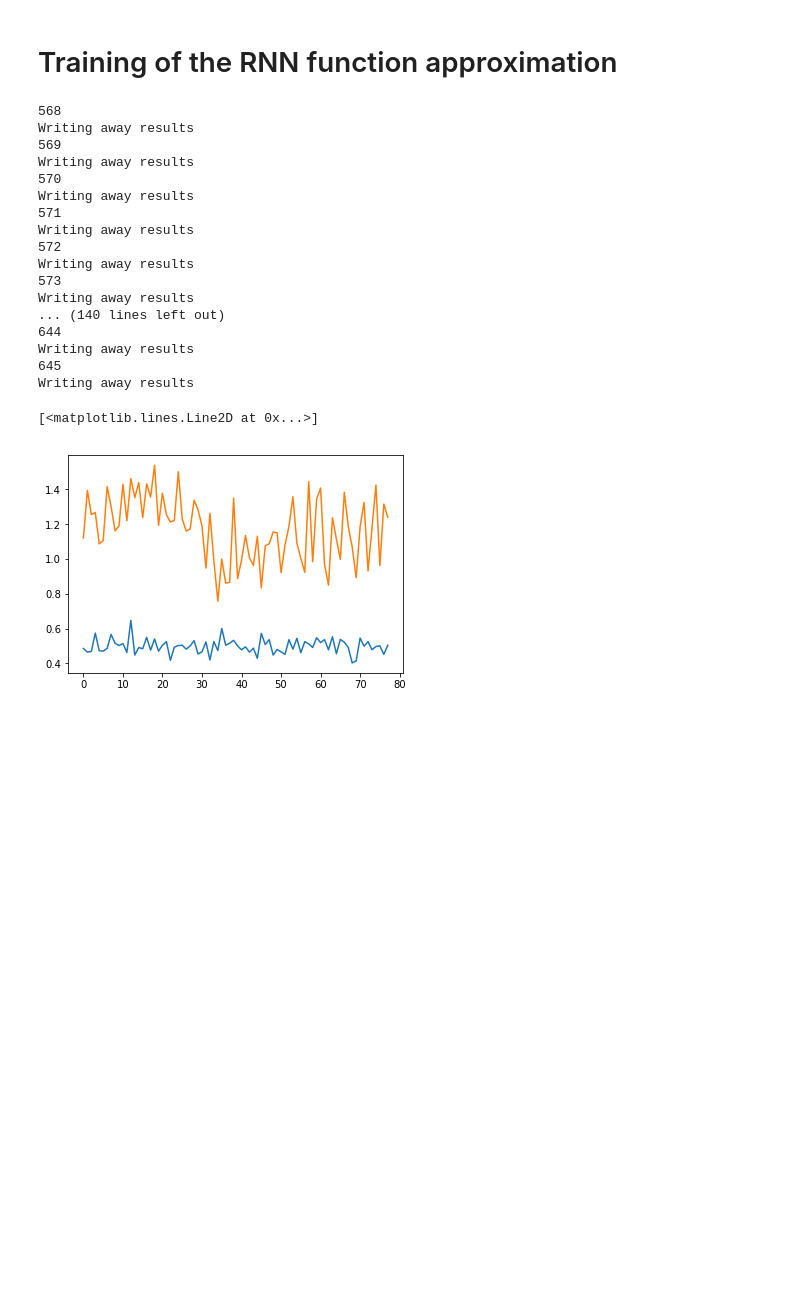
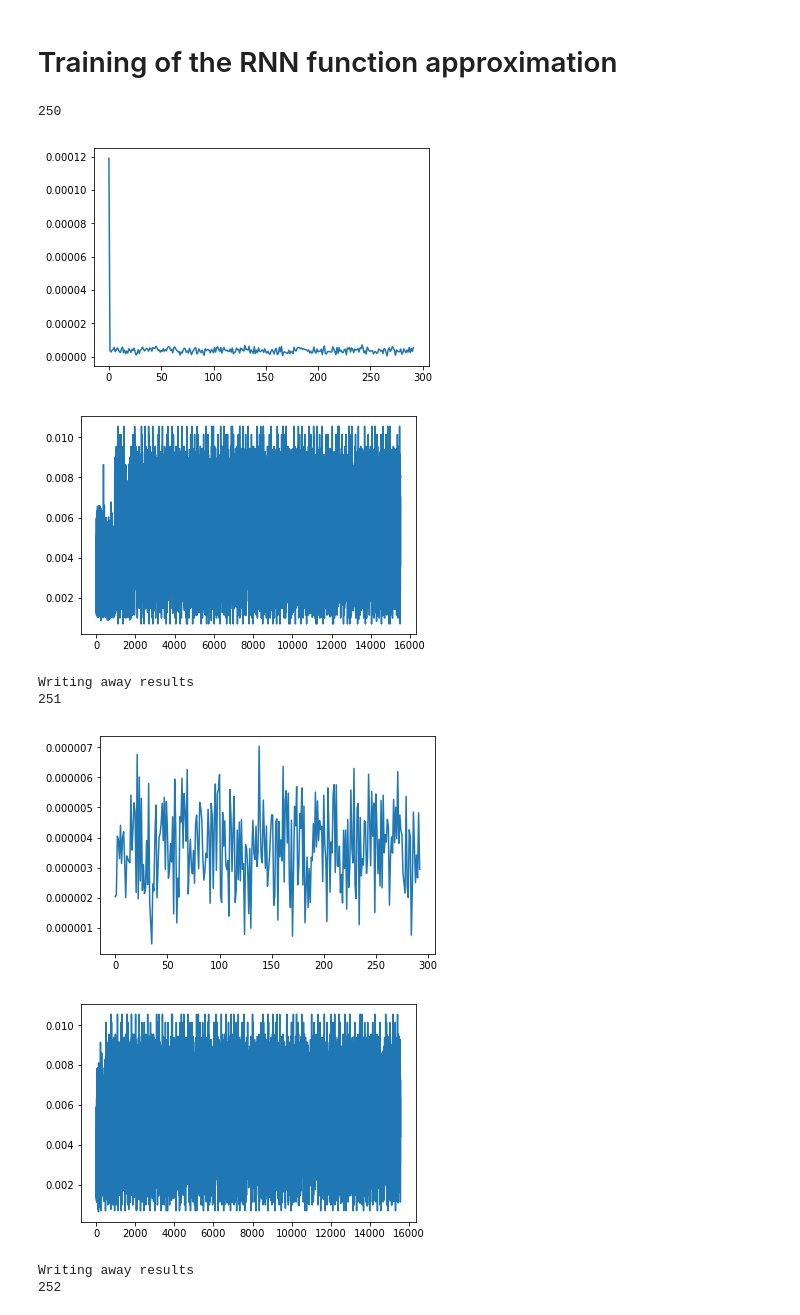
Before and after one commit to laurensWe/MThesis, a Jupyter notebook: Q-learning RNN-ExtraData (TO-RU.ipynb, the cells around one changed output. Cells and saved outputs as stored; diff of their text form; code cells hidden in the pictures; blank space fills up the shorter version.

```diff
--- a/Q-learning RNN-ExtraData (TO-RU.ipynb
+++ b/Q-learning RNN-ExtraData (TO-RU.ipynb
@@ -18,6 +18,10 @@ import matplotlib.pyplot as plt
 # import real data
 mdata = pd.read_csv('data_ext.csv') #Three stocks (R,X_s,X_b) Without predictors
 mdata = np.array(mdata[['r','xs','xb','snom','spe','sspr']])
+# %%
+# import real data
+mdata = pd.read_excel('sim_data_CER.xlsx') #Three stocks (R,X_s,X_b) Without predictors
+mdata = np.array(mdata[['r','xs','xb']])
 # %%
 #hyperparameters
 series_length = 15
@@ -26,15 +30,16 @@ truncated_backprop_length = series_length//batch_size       # How many previous
 state_size = 4                                              # Number of nodes in the first hidden layer
 num_classes = 10                                            # Number of classes to predict (10 actions possible so 10 classes)
 echo_step = 3                                               # How many previous states the neural network takes as input
-num_stocks = 6                                              # Amount of stocks into consideration
-gamma = 1                                                   # Discount factor of future Q-values
+num_stocks = 3                                              # Amount of stocks into consideration
+gamma = 0.95                                                   # Discount factor of future Q-values
 epsilon = 0.1                                               # For the randomization of actions
 # n = mdata.size/7-4                                          # Length of the total data
 n = 707
 periods = 60                                                # How many periods in the future to predict
-epochs = 5                                                 # Amount of iterations to train the Neural Network
+epochs = 1                                                  # Amount of iterations to train the Neural Network
 TC = 0                                                      # Percentage of transaction costs
-dropout_prob = (1 - 0.5)                                    # Percentage of neuron nodes to keep in the Network using dropout
+dropout_prob = (1 - 0.8)                                    # Percentage of neuron nodes to keep in the Network using dropout
+qlearningrate = 0.1
 # %% [markdown]
 # Initialization of the Tensorflow placeholders and the network
 # %%
@@ -49,6 +54,9 @@ W = tf.Variable(np.random.rand(num_stocks, state_size+1, state_size), dtype=tf.f
 b = tf.Variable(np.zeros((num_stocks,1,state_size)), dtype=tf.float32)
 W2 = tf.Variable(np.random.rand(num_stocks, state_size, num_classes),dtype=tf.float32)
 b2 = tf.Variable(np.zeros((num_stocks, 1,num_classes)), dtype=tf.float32)
+
+# Actually all transformations need their own weigths and biases!!
+# Feature for later
 
 inputs_series = tf.unstack(NN_input, axis=2)
 labels_series = tf.unstack(Q_Next, axis=0)
@@ -66,9 +74,10 @@ for current_input in inputs_series:
     current_state = next_state
 
 #calculate loss
-Q_FA = [tf.matmul(state, W2) + b2 for state in states_series]
-dropout_Q = tf.nn.dropout(Q_FA,dropout_prob)    # DROPOUT
-Q_FA = tf.reduce_sum(dropout_Q,axis=1)
+Q_FA = [tf.nn.relu(tf.matmul(state, W2) + b2) for state in states_series]
+# dropout_Q = tf.nn.dropout(Q_FA,dropout_prob)    # DROPOUT
+# Q_FA = tf.reduce_sum(dropout_Q,axis=1)
+Q_FA = tf.reduce_sum(Q_FA,axis=1)
 A_Max = tf.argmax(Q_FA[-1],1) # only use the latest Q of the RNN for the determination of the optimal weights
 Q_series = tf.unstack(Q_FA, axis=0)
 
@@ -76,7 +85,7 @@ Q_series = tf.unstack(Q_FA, axis=0)
 losses = [ abs(logits - labels) for logits, labels in zip(Q_series,labels_series)]
 total_loss = tf.reduce_mean(losses)
 # loss = tf.reduce_sum(tf.square(Q_Next - Q_FA))
-trainer = tf.train.GradientDescentOptimizer(learning_rate=0.1)
+trainer = tf.train.GradientDescentOptimizer(learning_rate=0.001)
 updateModel = trainer.minimize(total_loss)
 
 #Define Action Matrix (Now discrete case)
@@ -84,7 +93,7 @@ A = np.linspace(0,1,10) # portfolio weights of stocks (1-weight) is the weight i
 # %% [markdown]
 # Training of the RNN function approximation
 # %%
-# initialization for insight series
+### initialization for insight series
 TWlist = []
 Index = []
 MWeights = []
@@ -92,11 +101,12 @@ Turnover = []
 RU = []
 
 with tf.Session() as sess:
-    for i in range(568,n-periods-1):
+    for i in range(250,n-periods-1):
         OptimalWeights = np.zeros(periods-1)
         currentK = 0;
         print(i)
         sess.run(tf.global_variables_initializer()) # initialize the Neural Network again
+        rlist = []
         end = 0
 
         while currentK < periods - 1:
@@ -130,7 +140,7 @@ with tf.Session() as sess:
                     s1 = NN_data[j+truncated_backprop_length:j+truncated_backprop_length+1,1:4]
 #                   s1 = mdata[i+currentK+j+truncated_backprop_length+1,1:4]
                     r = (a*s1[0][0] + (1-a)*s1[0][1] - TC*abs(a-a_old)) #reward: this is now the wealth gained from this step, but could be other rewards like utility
-
+                    rlist.append(r)
                     ## idea: ADD also exp(s1) to the transaction costs
                     a_old = a
                     s1 = NN_data[j+1:j+truncated_backprop_length+1,0:num_stocks].reshape(num_stocks,batch_size,truncated_backprop_length)
@@ -139,7 +149,8 @@ with tf.Session() as sess:
                     #Obtain maxQ' and set our target value for chosen action.
                     Q1 = np.max(Q[-1])
                     targetQ = allQ
-                    targetQ[-1,0,a_int] = r + gamma*Q1
+#                     targetQ[-1,0,int(a*9)] = r + gamma*Q1
+                    targetQ[-1,0,int(a*9)] = targetQ[-1,0,int(a*9)] + qlearningrate*(r + gamma*Q1 - targetQ[-1,0,int(a*9)])
 
                     ### idea: Print the losses
 
@@ -150,50 +161,46 @@ with tf.Session() as sess:
                 currentEpoch += 1
 #                 print(sum(epoch_loss))
 
             # After training now calculate the optimal weights for the K=60 periods to come
             s1 = NN_data[end:end+truncated_backprop_length,0:num_stocks].reshape(num_stocks,batch_size,truncated_backprop_length)
             a_int,allQ = sess.run([A_Max,Q_FA],feed_dict={NN_input:s, init_state:_current_state})
             aOpt = A[a_int-1]
             OptimalWeights[currentK] = aOpt
             currentK += 1
 
+        plt.ion()
+        plt.plot(epoch_loss)
+        plt.show()
+        plt.plot(rlist)
+        plt.show()
+
         firstdiff = OptimalWeights[1:] - OptimalWeights[:-1]
         # For insight purposes
         MWeights.append(np.mean(OptimalWeights))
 #         x = mdata[i+currentK+j+truncated_backprop_length+1,1:4]
         x = mdata[end + truncated_backprop_length - currentK:end+truncated_backprop_length,1:4]
         TerminalWealth = np.exp(sum(OptimalWeights*x[:,0] + (1-OptimalWeights)*x[:,1]))
         TWlist.append(TerminalWealth)
         Index.append(i)
         # Turnover
         Turnover.append(sum(abs(firstdiff*np.exp(mdata[i+1:i+currentK,1])) + abs((1-firstdiff)*np.exp(mdata[i+1:i+currentK,2]))))
         # Realized Utility
         RU.append((1/(1-5))*pow(TerminalWealth,(1-5)))
 
         print('Writing away results')
         df = pd.DataFrame({'index date':Index,'TW':TWlist, 'Mean Weights Xs':MWeights,'Turnover':Turnover, 'Realized Utility':RU})
-        df.to_excel('Results_RNN_g10_e5_TORU_5.xlsx', sheet_name='sheet1', index=False)
+        df.to_excel('RNN_test_1epochs_2.xlsx', sheet_name='sheet1', index=False)
 
     # close session
 plt.plot(MWeights)
 plt.plot(TWlist)
 # %% [output]
-568
-Writing away results
-569
-Writing away results
-570
-Writing away results
-571
-Writing away results
-572
-Writing away results
-573
-Writing away results
-... (140 lines left out)
-644
-Writing away results
-645
-Writing away results
+250
+[figure, new version]
+[figure, added]
-[<matplotlib.lines.Line2D at 0x...>]
+Writing away results
+251
-[figure, old version]
+[figure, added]
+[figure, added]
+Writing away results
+252
```
Also changed, not shown: parts of 1 cell of this notebook, 25 other files.
